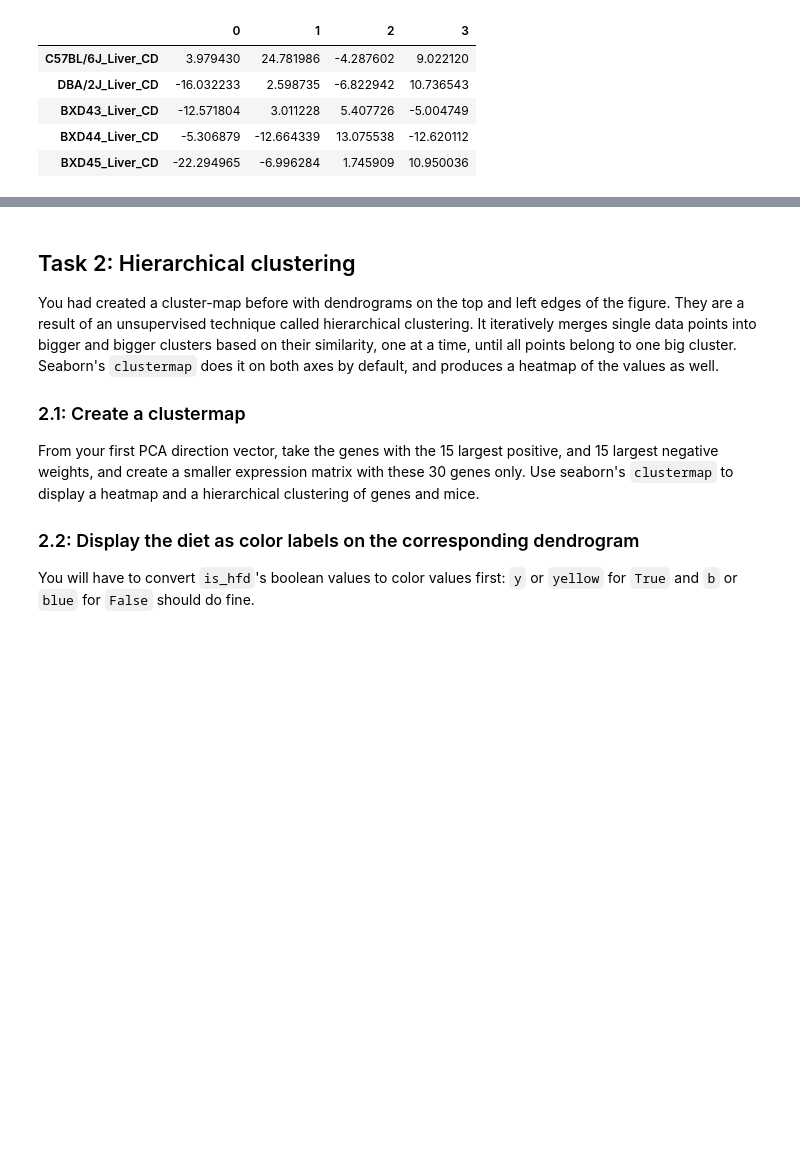
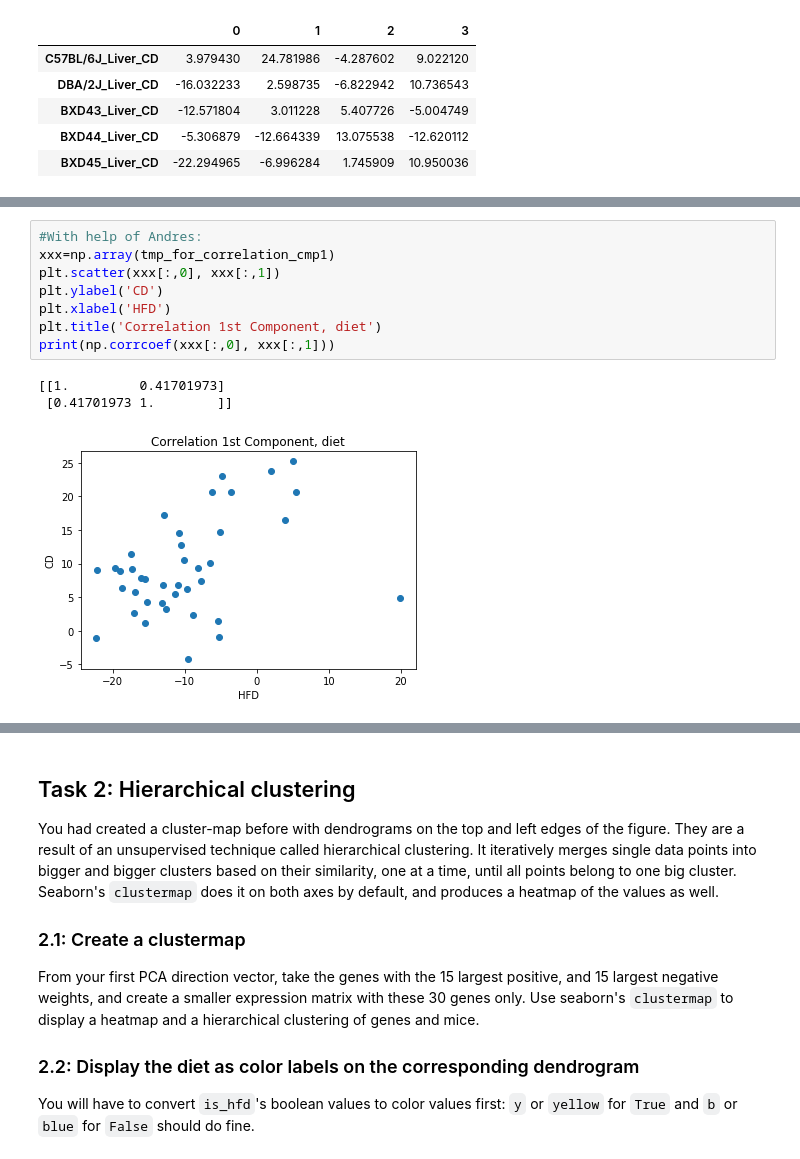
Before and after one commit to Osrip/Integrated_Bioinformatics, a Jupyter notebook: IntegratedBioinformatics/notebooks/Day7_Unsupervised_ML.ipynb, the cells around one changed output, grey strips where cells are left out. Saved outputs shown, nothing was run; the diff lists cells and outputs as text; blank space fills up the shorter version.

```diff
--- a/IntegratedBioinformatics/notebooks/Day7_Unsupervised_ML.ipynb
+++ b/IntegratedBioinformatics/notebooks/Day7_Unsupervised_ML.ipynb
@@ -235,0 +242,12 @@ That's why the second component is rather influenced by the genetics rather than
+# %%
+#With help of Andres:
+xxx=np.array(tmp_for_correlation_cmp1)
+plt.scatter(xxx[:,0], xxx[:,1])
+plt.ylabel('CD')
+plt.xlabel('HFD')
+plt.title('Correlation 1st Component, diet')
+print(np.corrcoef(xxx[:,0], xxx[:,1]))
+# %% [output]
+[[1.         0.41701973]
+ [0.41701973 1.        ]]
+[figure, added]
```
Also changed, not shown: parts of 5 cells of this notebook.
